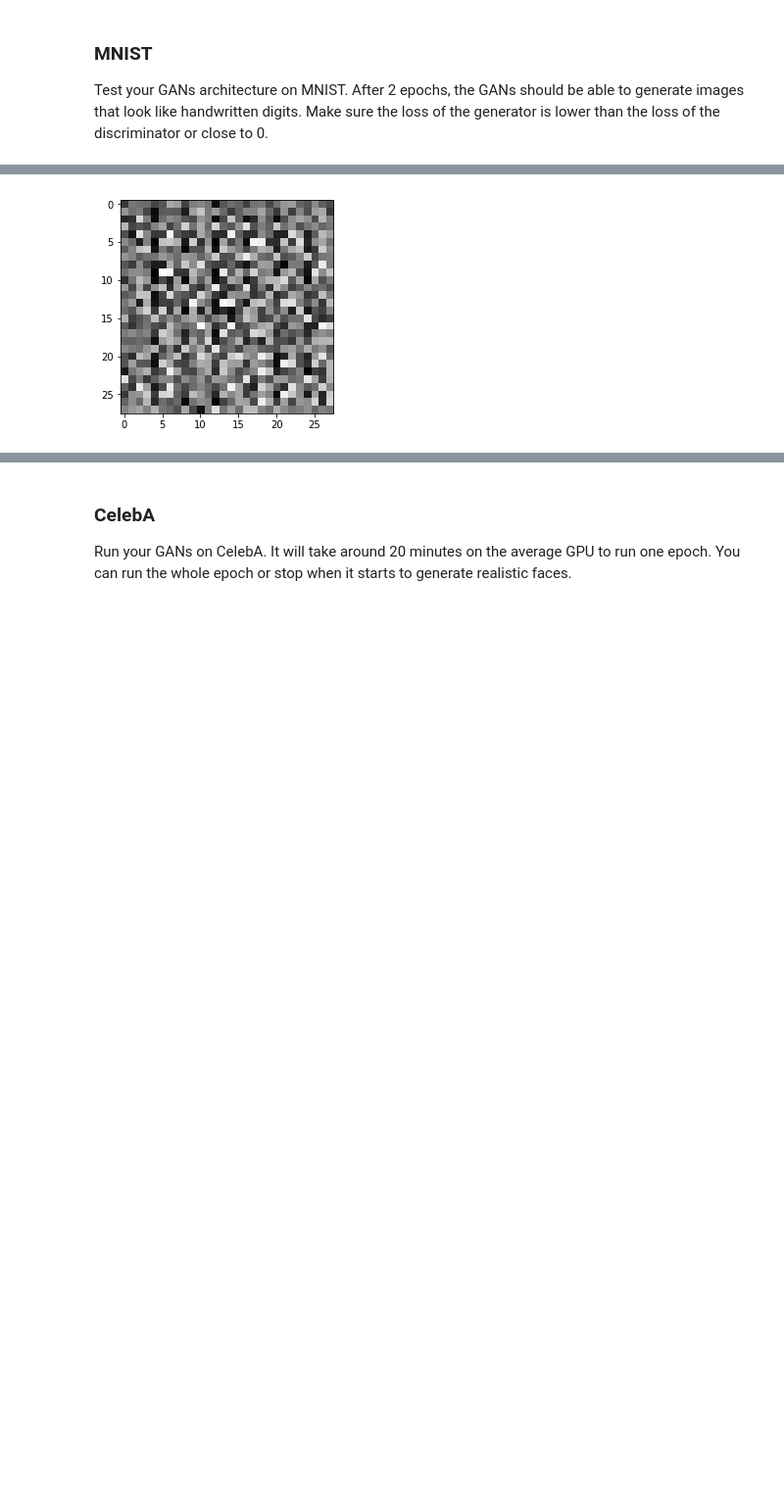
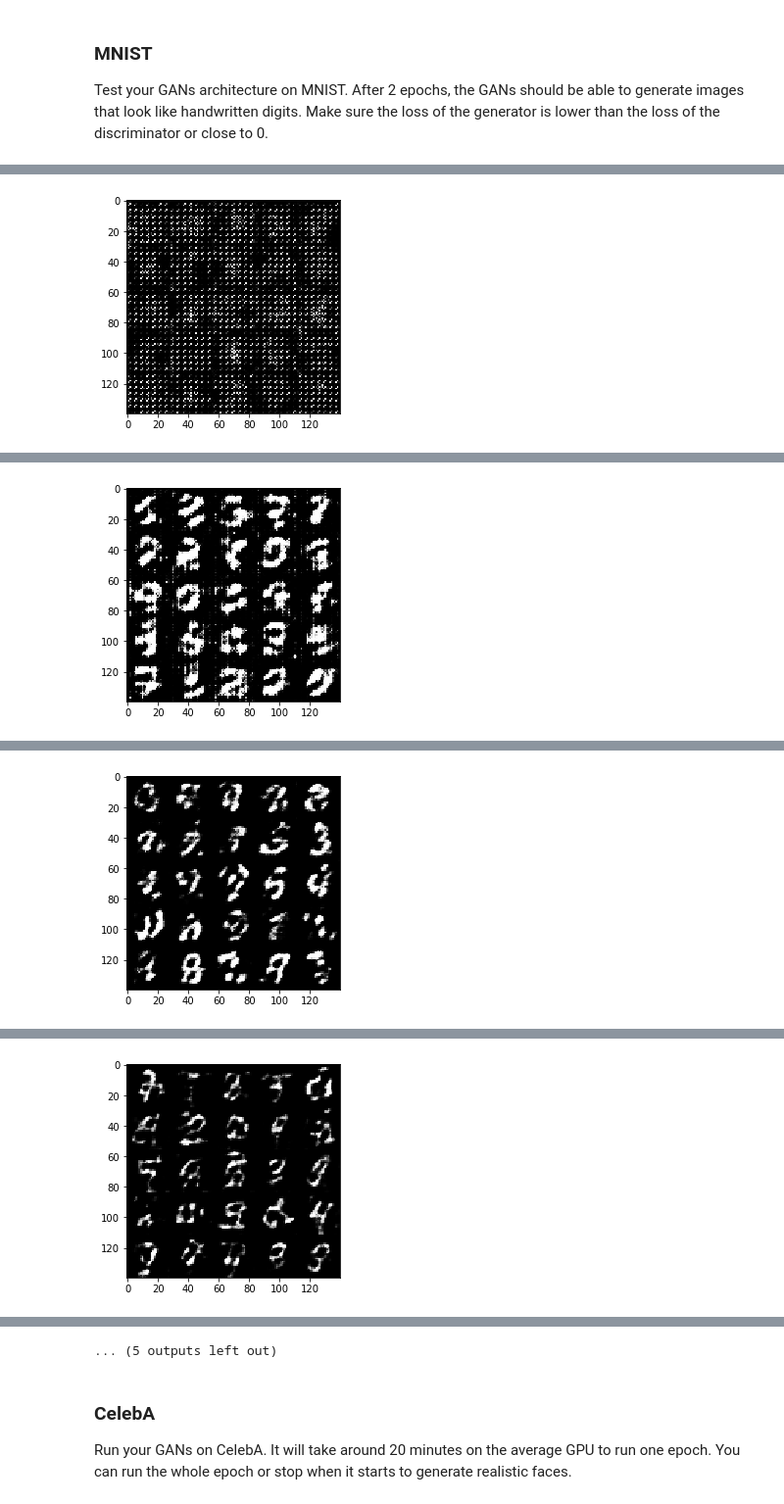
Before and after one commit to avargaslugo/deeplearningudcty, a Jupyter notebook: project5_face_generation/dlnd_face_generation.ipynb, the cells around one changed output, grey strips where cells are left out. Shown at 98% size. Saved outputs shown, nothing was run; the diff lists cells and outputs as text; code cells hidden in the pictures; blank space fills up the shorter version.

```diff
--- a/project5_face_generation/dlnd_face_generation.ipynb
+++ b/project5_face_generation/dlnd_face_generation.ipynb
@@ -200,20 +212,35 @@ def generator(z, out_channel_dim, is_train=True):
     # variable scope, when we train we don't reuse scope
     with tf.variable_scope("generator", reuse = not is_train):
         # create convolution stack which will have dims 7 x 7 x 50,
-        x1 = tf.layers.dense(z, 7* 7* 50)
-        x1 = tf.reshape(x1, (-1, 7, 7, 50))
+        x1 = tf.layers.dense(z, 7* 7* 512, kernel_initializer=tf.truncated_normal_initializer(stddev=0.1))
+        x1 = tf.reshape(x1, (-1, 7, 7, 512))
+        x1 = tf.contrib.layers.dropout(x1, keep_prob=0.8)
         # renormalize by batch
         x1 = tf.layers.batch_normalization(x1, training=is_train)
         x1 = tf.maximum(alpha * x1, x1)
 
         # second convolution transpose, shape should be 14 x 14 x 25
-        x2 = tf.layers.conv2d_transpose(x1, 25, 3, strides=2, padding="same")
+        x2 = tf.layers.conv2d_transpose(x1, 256, 3, strides=2, padding="same",
+                                        kernel_initializer=tf.contrib.layers.xavier_initializer())
+        x2 = tf.contrib.layers.dropout(x2, keep_prob=0.8)
         x2 = tf.layers.batch_normalization(x2, training=is_train)
         x2 = tf.maximum(alpha * x2, x2)
 
-        # final convolution transpose, shape should be 28 x 28 x out_channel_dim
-        logits = tf.layers.conv2d_transpose(x2, out_channel_dim, 3,
-                                            strides=2, padding="same")
+        x3 = tf.layers.conv2d_transpose(x2, 128, 3, strides=2, padding="same",
+                                        kernel_initializer=tf.contrib.layers.xavier_initializer())
+        x3 = tf.contrib.layers.dropout(x3, keep_prob=0.8)
+        x3 = tf.layers.batch_normalization(x3, training=is_train)
+        x3 = tf.maximum(alpha * x3, x3)
+
+        x4 = tf.layers.conv2d_transpose(x3, 64, 3, strides=1, padding="same",
+                                        kernel_initializer=tf.contrib.layers.xavier_initializer())
+        x4 = tf.contrib.layers.dropout(x4, keep_prob=0.8)
+        x4 = tf.layers.batch_normalization(x4, training=is_train)
+        x4 = tf.maximum(alpha * x4, x4)
+
+        # final convolution transpose, shape should be 28 x 28 x out_channel_dim, I use a stride of 1 to preserve size
+        logits = tf.layers.conv2d_transpose(x4, out_channel_dim, 3,
+                                            strides=1, padding="same")
 
         return tf.tanh(logits)
 
@@ -239,6 +266,7 @@ def model_loss(input_real, input_z, out_channel_dim):
     :return: A tuple of (discriminator loss, generator loss)
     """
     # TODO: Implement Function
+    smooth=0.1
 
     generator_model = generator(input_z, out_channel_dim=out_channel_dim, is_train=True)
     # Why one is True and the other one False
@@ -248,10 +276,10 @@ def model_loss(input_real, input_z, out_channel_dim):
     # why discriminator has 2 different losses???
     discriminator_loss_real = tf.reduce_mean(
         tf.nn.sigmoid_cross_entropy_with_logits(logits=d_logits_real,
-                                                labels=tf.ones_like(d_logits_real)))
+                                                labels=tf.ones_like(d_logits_real) * (1-smooth)))
     discriminator_loss_fake = tf.reduce_mean(
         tf.nn.sigmoid_cross_entropy_with_logits(logits=d_logits_fake,
-                                                labels=tf.ones_like(d_logits_real)))
+                                                labels=tf.zeros_like(d_logits_fake)))
 
     discriminator_loss = discriminator_loss_real + discriminator_loss_fake
 
@@ -263,7 +291,6 @@ def model_loss(input_real, input_z, out_channel_dim):
 
     return discriminator_loss, generator_loss
 
-
 """
 DON'T MODIFY ANYTHING IN THIS CELL THAT IS BELOW THIS LINE
 """
@@ -399,8 +421,8 @@ def train(epoch_count, batch_size, z_dim, learning_rate, beta1, get_batches,
 ### MNIST
 Test your GANs architecture on MNIST.  After 2 epochs, the GANs should be able to generate images that look like handwritten digits.  Make sure the loss of the generator is lower than the loss of the discriminator or close to 0.
 # %%
-batch_size = 100
-z_dim = 100
+batch_size = 128
+z_dim = 128
 learning_rate = 0.001
 beta1 = 0.5
 
@@ -425 +452 @@ Epoch 1/2... Discriminator Loss: 0.0001... Generator Loss: 0.0000
-[figure, old version]
+[figure, new version]
@@ -428,0 +463 @@ Epoch 2/2... Discriminator Loss: 0.0000... Generator Loss: 0.0000
+[figure, added]
@@ -428,0 +474 @@ Epoch 2/2... Discriminator Loss: 0.0000... Generator Loss: 0.0000
+[figure, added]
@@ -428,0 +485 @@ Epoch 2/2... Discriminator Loss: 0.0000... Generator Loss: 0.0000
+[figure, added]
@@ -429,3 +514,4 @@ Epoch 2/2... Discriminator Loss: 0.0000... Generator Loss: 0.0000
+... (5 outputs left out)
 # %% [markdown]
 ### CelebA
 Run your GANs on CelebA.  It will take around 20 minutes on the average GPU to run one epoch.  You can run the whole epoch or stop when it starts to generate realistic faces.
```
Also changed, not shown: parts of 5 cells of this notebook, 1 other file.
